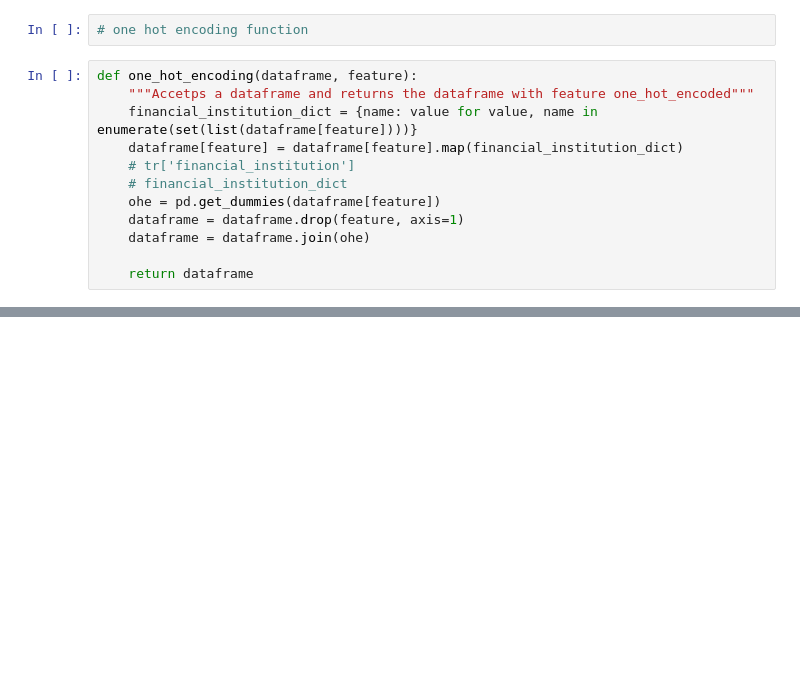
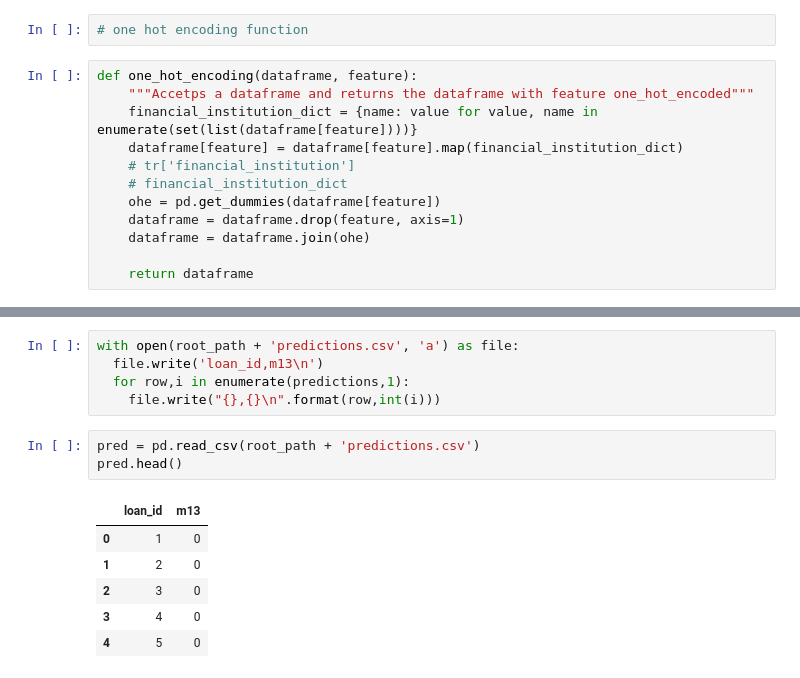
Before and after one commit to shabazsa/Loan-Delinquency-Prediction, a Jupyter notebook: dataPreProcessing.ipynb, the cells around one changed output, grey strips where cells are left out. Drawn from its saved outputs; the diff is of its cells as text; blank space fills up the shorter version.

```diff
--- a/dataPreProcessing.ipynb
+++ b/dataPreProcessing.ipynb
@@ -39,0 +135,15 @@ tr.head()
+# %%
+with open(root_path + 'predictions.csv', 'a') as file:
+  file.write('loan_id,m13\n')
+  for row,i in enumerate(predictions,1):
+    file.write("{},{}\n".format(row,int(i)))
+# %%
+pred = pd.read_csv(root_path + 'predictions.csv')
+pred.head()
+# %% [output]
+|  | loan_id | m13 |
+| 0 | 1 | 0 |
+| 1 | 2 | 0 |
+| 2 | 3 | 0 |
+| 3 | 4 | 0 |
+| 4 | 5 | 0 |
```
Also changed, not shown: parts of 14 cells of this notebook.
